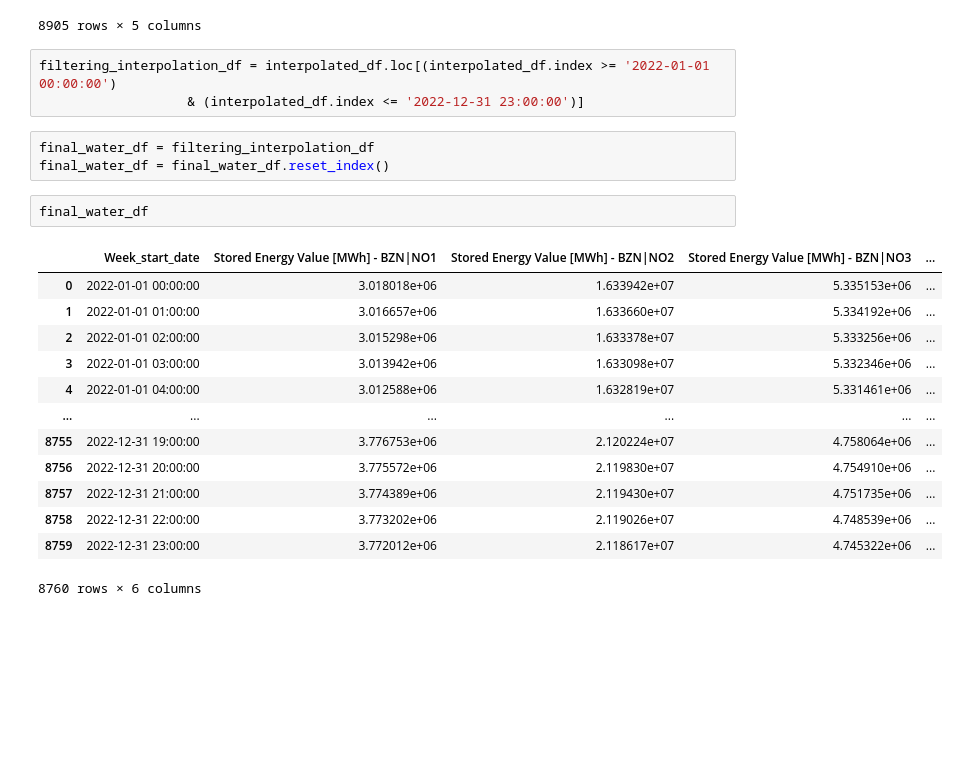
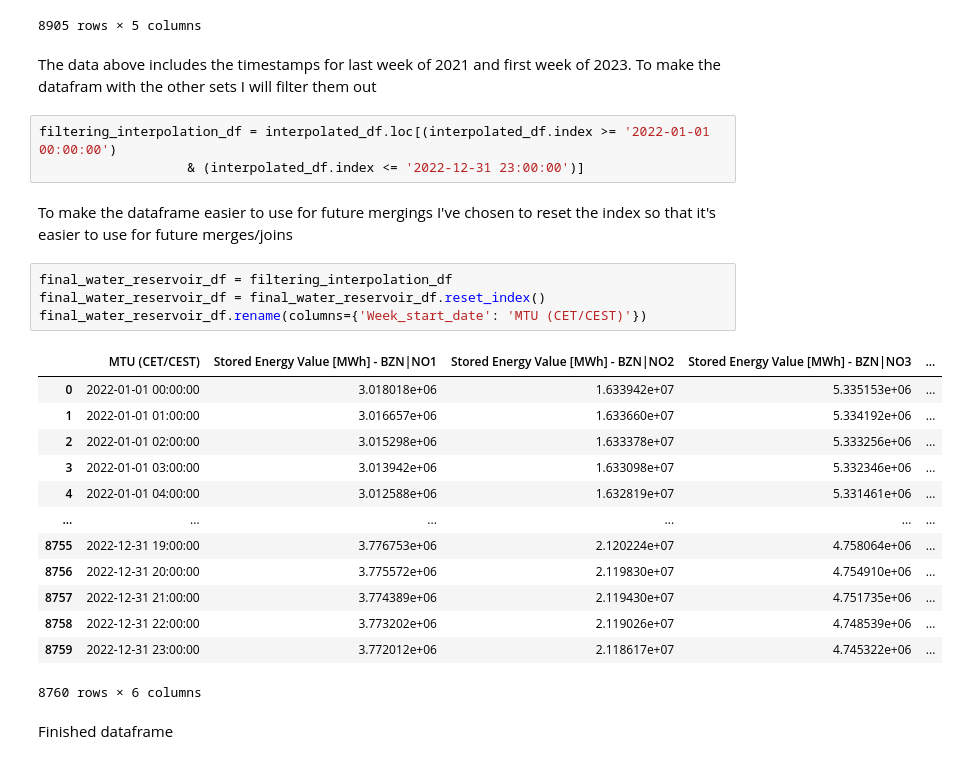
Before and after one commit to HIOF-Bachelor-Project-Group-7/Time-series-energy-price-prediction-bidding-zone-N01, a Jupyter notebook: code/Data aggregation of energy market bidding zone NO1.ipynb, the cells around one changed output. Drawn from its saved outputs; the diff is of its cells as text; blank space fills up the shorter version.

```diff
--- a/code/Data aggregation of energy market bidding zone NO1.ipynb
+++ b/code/Data aggregation of energy market bidding zone NO1.ipynb
@@ -669,25 +678,30 @@ interpolated_df
 | 2023-01-01 23:00:00 | 3.742413e+06 | 2.107208e+07 | 4.661536e+06 | 1.162453e+07 | ... |
 | 2023-01-02 00:00:00 | 3.741135e+06 | 2.106664e+07 | 4.657760e+06 | 1.162069e+07 | ... |
 8905 rows × 5 columns
+# %% [markdown]
+The data above includes the timestamps for last week of 2021 and first week of 2023. To make the datafram with the other sets I will filter them out
 # %%
 filtering_interpolation_df = interpolated_df.loc[(interpolated_df.index >= '2022-01-01 00:00:00')
                    & (interpolated_df.index <= '2022-12-31 23:00:00')]
-# %%
-final_water_df = filtering_interpolation_df
-final_water_df = final_water_df.reset_index()
-# %%
-final_water_df
-# %% [output]
-|  | Week_start_date | Stored Energy Value [MWh] - BZN|NO1 | Stored Energy Value [MWh] - BZN|NO2 | Stored Energy Value [MWh] - BZN|NO3 | ... |
-| 0 | 2022-01-01 00:00:00 | 3.018018e+06 | 1.633942e+07 | 5.335153e+06 | ... |
-| 1 | 2022-01-01 01:00:00 | 3.016657e+06 | 1.633660e+07 | 5.334192e+06 | ... |
-| 2 | 2022-01-01 02:00:00 | 3.015298e+06 | 1.633378e+07 | 5.333256e+06 | ... |
-| 3 | 2022-01-01 03:00:00 | 3.013942e+06 | 1.633098e+07 | 5.332346e+06 | ... |
-| 4 | 2022-01-01 04:00:00 | 3.012588e+06 | 1.632819e+07 | 5.331461e+06 | ... |
-| ... | ... | ... | ... | ... | ... |
-| 8755 | 2022-12-31 19:00:00 | 3.776753e+06 | 2.120224e+07 | 4.758064e+06 | ... |
-| 8756 | 2022-12-31 20:00:00 | 3.775572e+06 | 2.119830e+07 | 4.754910e+06 | ... |
-| 8757 | 2022-12-31 21:00:00 | 3.774389e+06 | 2.119430e+07 | 4.751735e+06 | ... |
-| 8758 | 2022-12-31 22:00:00 | 3.773202e+06 | 2.119026e+07 | 4.748539e+06 | ... |
-| 8759 | 2022-12-31 23:00:00 | 3.772012e+06 | 2.118617e+07 | 4.745322e+06 | ... |
-8760 rows × 6 columns
+# %% [markdown]
+To make the dataframe easier to use for future mergings I've chosen to reset the index so that it's easier to use for future merges/joins
+# %%
+final_water_reservoir_df = filtering_interpolation_df
+final_water_reservoir_df = final_water_reservoir_df.reset_index()
+final_water_reservoir_df.rename(columns={'Week_start_date': 'MTU (CET/CEST)'})
+# %% [output]
+|  | MTU (CET/CEST) | Stored Energy Value [MWh] - BZN|NO1 | Stored Energy Value [MWh] - BZN|NO2 | Stored Energy Value [MWh] - BZN|NO3 | ... |
+| 0 | 2022-01-01 00:00:00 | 3.018018e+06 | 1.633942e+07 | 5.335153e+06 | ... |
+| 1 | 2022-01-01 01:00:00 | 3.016657e+06 | 1.633660e+07 | 5.334192e+06 | ... |
+| 2 | 2022-01-01 02:00:00 | 3.015298e+06 | 1.633378e+07 | 5.333256e+06 | ... |
+| 3 | 2022-01-01 03:00:00 | 3.013942e+06 | 1.633098e+07 | 5.332346e+06 | ... |
+| 4 | 2022-01-01 04:00:00 | 3.012588e+06 | 1.632819e+07 | 5.331461e+06 | ... |
+| ... | ... | ... | ... | ... | ... |
+| 8755 | 2022-12-31 19:00:00 | 3.776753e+06 | 2.120224e+07 | 4.758064e+06 | ... |
+| 8756 | 2022-12-31 20:00:00 | 3.775572e+06 | 2.119830e+07 | 4.754910e+06 | ... |
+| 8757 | 2022-12-31 21:00:00 | 3.774389e+06 | 2.119430e+07 | 4.751735e+06 | ... |
+| 8758 | 2022-12-31 22:00:00 | 3.773202e+06 | 2.119026e+07 | 4.748539e+06 | ... |
+| 8759 | 2022-12-31 23:00:00 | 3.772012e+06 | 2.118617e+07 | 4.745322e+06 | ... |
+8760 rows × 6 columns
+# %% [markdown]
+Finished dataframe
```
Also changed, not shown: parts of 14 cells of this notebook.
